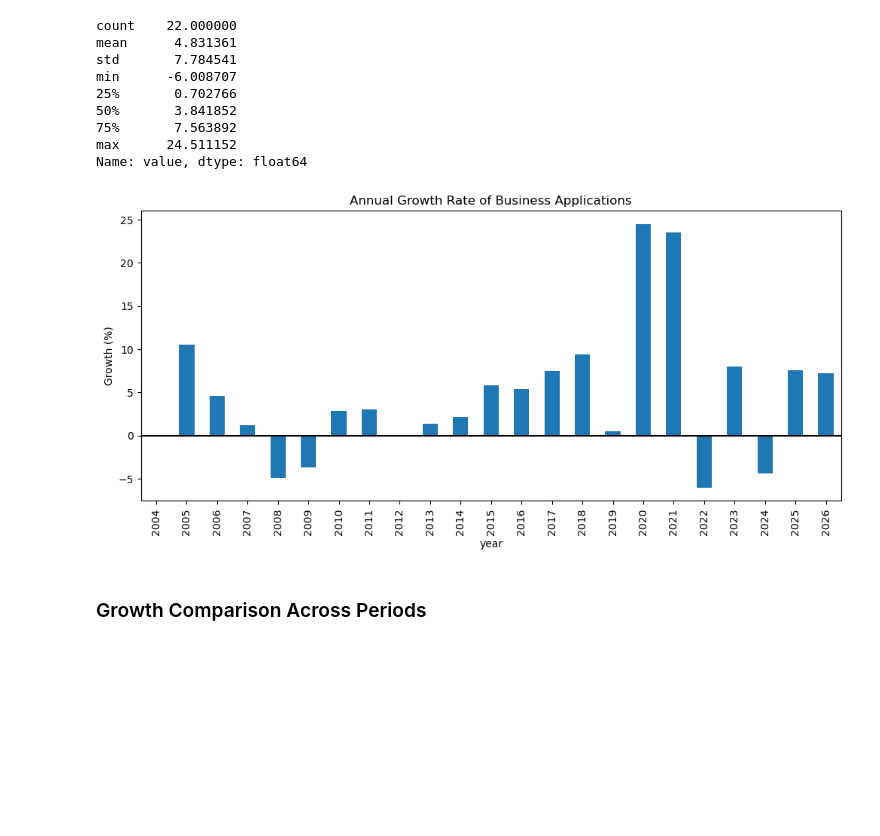
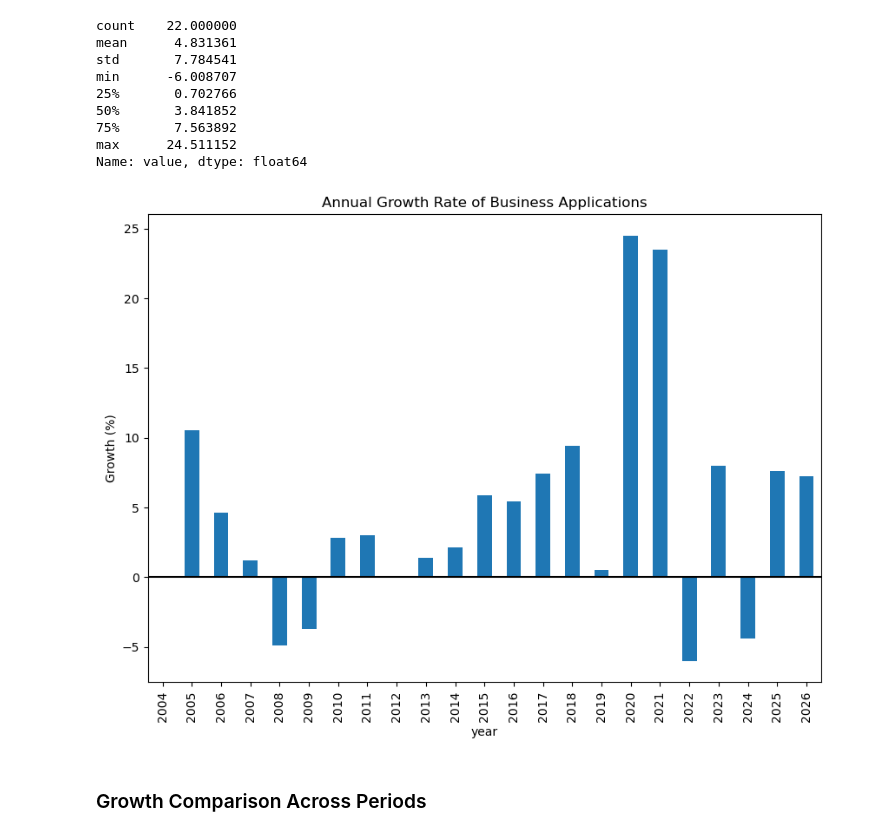
Before and after one commit to ArturoTrelles91/Bussiness-Formation-Statistics, a Jupyter notebook: BussinessApps_ml.ipynb, the cells around one changed output. Saved outputs shown, nothing was run; the diff lists cells and outputs as text; code cells hidden in the pictures; blank space fills up the shorter version.

```diff
--- a/BussinessApps_ml.ipynb
+++ b/BussinessApps_ml.ipynb
@@ -1455,6 +1460,23 @@ Growth\ Rate = \frac{Current\ Year - Previous\ Year}{Previous\ Year} \times 100
 $$
 
 This metric allows us to identify periods of acceleration and slowdown in entrepreneurial activity and highlights years in which business formation experienced unusually strong growth.
+# %%
+def calculate_growth_rate(series):
+    """
+    Calculate year-over-year percentage growth.
+
+    Parameters
+    ----------
+    series : pandas.Series
+        Numeric series containing observations over time.
+
+    Returns
+    -------
+    pandas.Series
+        Percentage growth rate between consecutive observations.
+    """
+
+    return series.pct_change() * 100
 # %%
 annual = (
     us_ba_adj
@@ -1462,7 +1484,7 @@ annual = (
     .mean()
 )
 
-annual_growth = annual.pct_change() * 100
+annual_growth = calculate_growth_rate(annual)
 annual_growth.describe()
 # %% [output]
 count    22.000000
@@ -1475,17 +1497,17 @@ min      -6.008707
 max      24.511152
 Name: value, dtype: float64
 # %%
-plt.figure(figsize=(12,5))
+plt.figure(figsize=(10,7))
 
 annual_growth.plot(kind="bar")
 
 plt.axhline(0, color="black")
 plt.title("Annual Growth Rate of Business Applications")
 plt.ylabel("Growth (%)")
-
+plt.savefig("annual_growth.png",dpi=300)
 plt.show()
 # %% [output]
-[figure, old version]
+[figure, new version]
 # %% [markdown]
 ### Growth Comparison Across Periods
 # %% [markdown]
```
Also changed, not shown: parts of 22 cells of this notebook.
